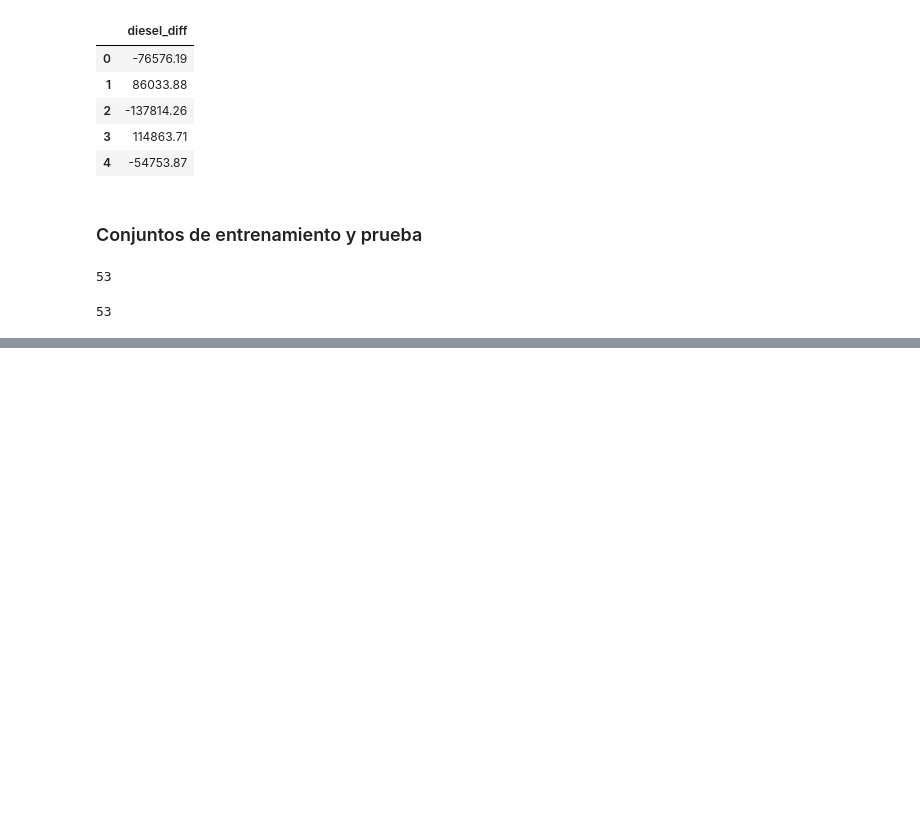
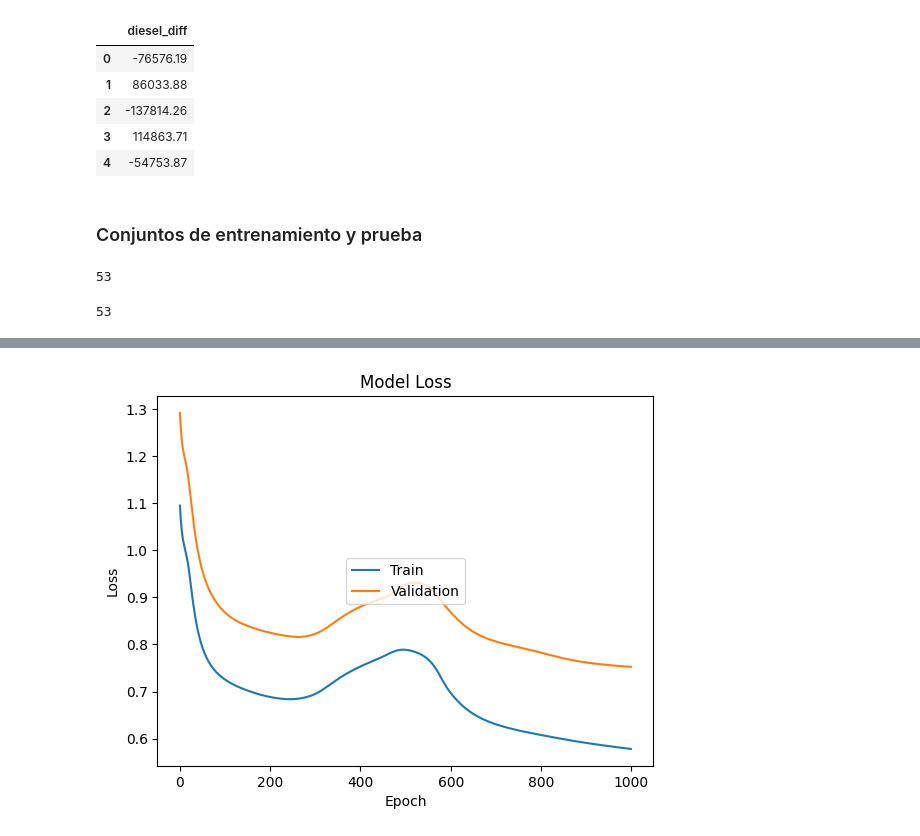
Before and after one commit to guillermoSb/uvg_data_science_lab_3, a Jupyter notebook: Ejercicio2.ipynb, the cells around one changed output, grey strips where cells are left out. Saved outputs shown, nothing was run; the diff lists cells and outputs as text; code cells hidden in the pictures; blank space fills up the shorter version.

```diff
--- a/Ejercicio2.ipynb
+++ b/Ejercicio2.ipynb
@@ -155,0 +265,12 @@ Pérdida en Prueba
+# %%
+x_train = np.reshape(x_train, (x_train.shape[0], 1, 2))
+x_val = np.reshape(x_val, (x_val.shape[0], 1, 2))
+x_test = np.reshape(x_test, (x_test.shape[0], 1, 2))
+# %%
+modelo3 = Sequential()
+lote = 1
+paso = 1
+caracteristicas = 2
+modelo3.add(LSTM(lote, batch_input_shape=(lote, paso, caracteristicas), stateful=True))
+modelo3.add(Dense(1))
+modelo3.summary()
@@ -155,0 +291,13 @@ Pérdida en Prueba
+# %%
+modelo3.compile(loss='mean_squared_error', optimizer="rmsprop")
+# %%
+epocas = 1000
+history = modelo3.fit(
+    x=x_train,
+    y=y_train,
+    batch_size=lote,
+    epochs=epocas,
+    shuffle=False,
+    validation_data=(x_val, y_val),
+    verbose=1
+)
@@ -155,0 +322,10 @@ Pérdida en Prueba
+# %%
+plt.plot(history.history['loss'])
+plt.plot(history.history['val_loss'])
+plt.title('Model Loss')
+plt.ylabel('Loss')
+plt.xlabel('Epoch')
+plt.legend(['Train', 'Validation'], loc='center')
+plt.show()
+# %% [output]
+[figure, added]
```
Also changed, not shown: parts of 15 cells of this notebook.
